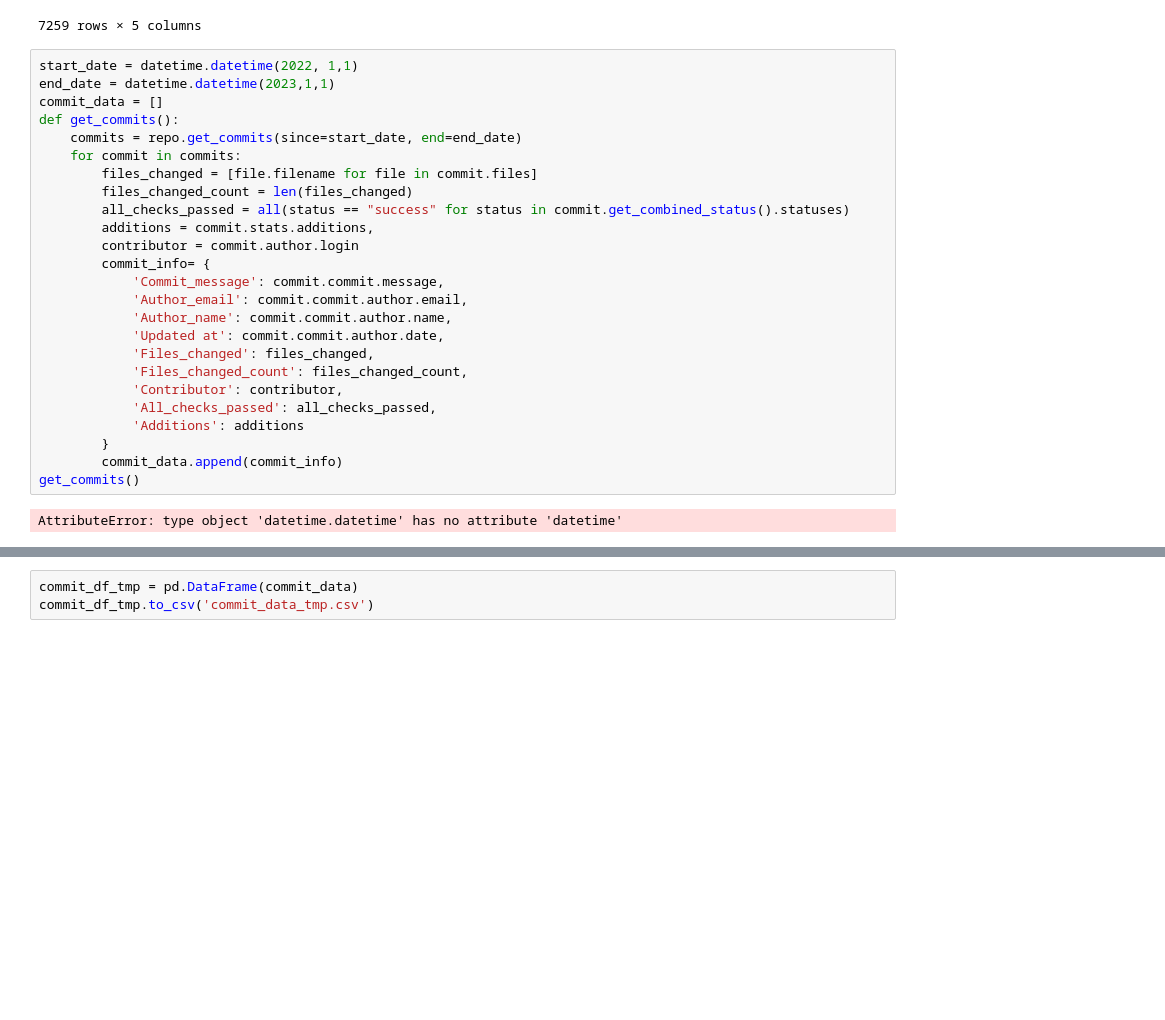
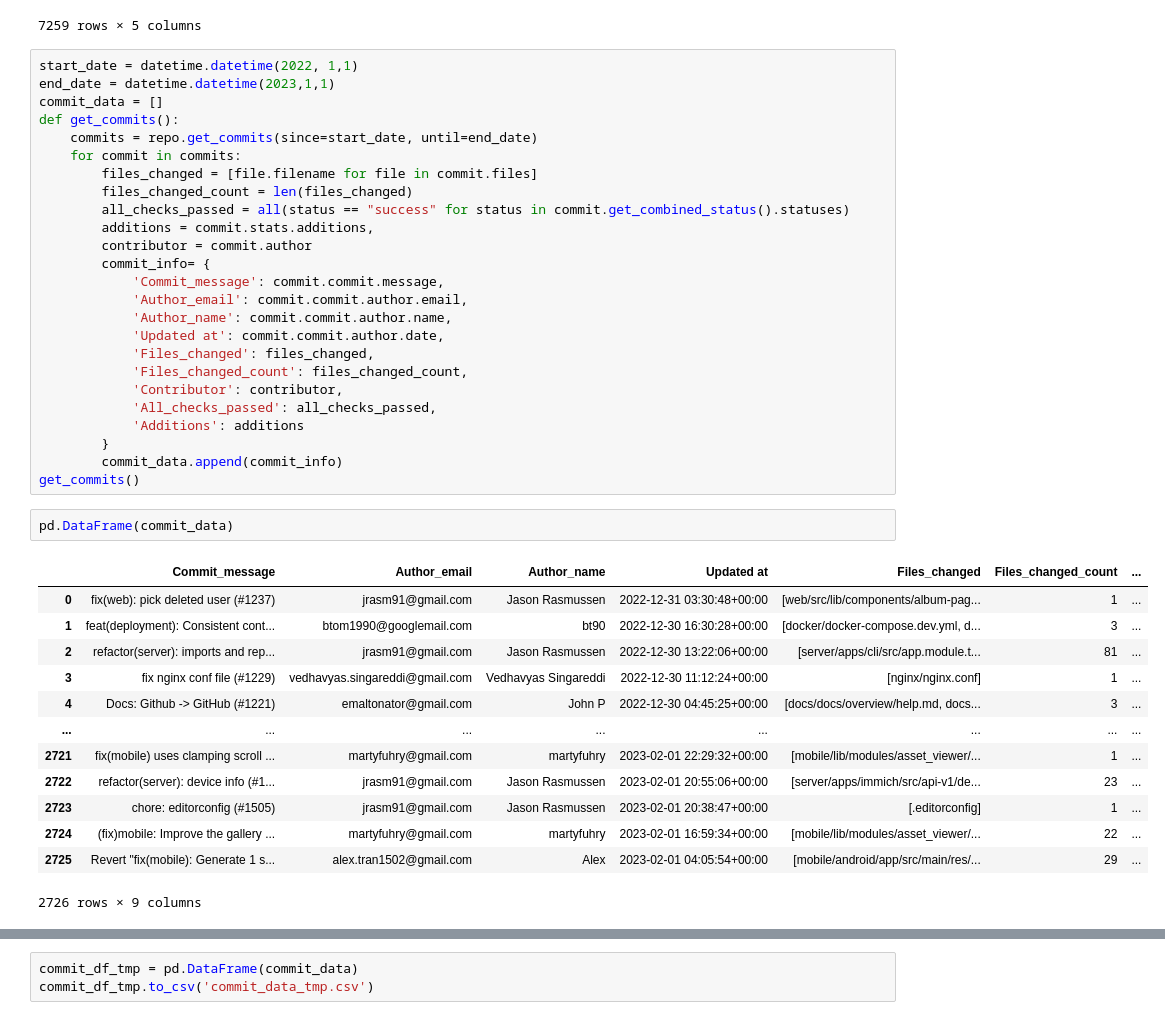
Before and after one commit to bokuwakira1411/PythonDataAnalysis, a Jupyter notebook: test.ipynb, the cells around one changed output, grey strips where cells are left out. Saved outputs shown, nothing was run; the diff lists cells and outputs as text; blank space fills up the shorter version.

```diff
--- a/test.ipynb
+++ b/test.ipynb
@@ -76,13 +75,13 @@ start_date = datetime.datetime(2022, 1,1)
 end_date = datetime.datetime(2023,1,1)
 commit_data = []
 def get_commits():
-    commits = repo.get_commits(since=start_date, end=end_date)
+    commits = repo.get_commits(since=start_date, until=end_date)
     for commit in commits:
         files_changed = [file.filename for file in commit.files]
         files_changed_count = len(files_changed)
         all_checks_passed = all(status == "success" for status in commit.get_combined_status().statuses)
         additions = commit.stats.additions,
-        contributor = commit.author.login
+        contributor = commit.author
         commit_info= {
             'Commit_message': commit.commit.message,
             'Author_email': commit.commit.author.email,
@@ -96,8 +95,22 @@ def get_commits():
         }
         commit_data.append(commit_info)
 get_commits()
-# %% [output]
-AttributeError: type object 'datetime.datetime' has no attribute 'datetime'
+# %%
+pd.DataFrame(commit_data)
+# %% [output]
+|  | Commit_message | Author_email | Author_name | Updated at | Files_changed | Files_changed_count | ... |
+| 0 | fix(web): pick deleted user (#1237) | jrasm91@gmail.com | Jason Rasmussen | 2022-12-31 03:30:48+00:00 | [web/src/lib/components/album-pag... | 1 | ... |
+| 1 | feat(deployment): Consistent cont... | btom1990@googlemail.com | bt90 | 2022-12-30 16:30:28+00:00 | [docker/docker-compose.dev.yml, d... | 3 | ... |
+| 2 | refactor(server): imports and rep... | jrasm91@gmail.com | Jason Rasmussen | 2022-12-30 13:22:06+00:00 | [server/apps/cli/src/app.module.t... | 81 | ... |
+| 3 | fix nginx conf file (#1229) | vedhavyas.singareddi@gmail.com | Vedhavyas Singareddi | 2022-12-30 11:12:24+00:00 | [nginx/nginx.conf] | 1 | ... |
+| 4 | Docs: Github -> GitHub (#1221) | emaltonator@gmail.com | John P | 2022-12-30 04:45:25+00:00 | [docs/docs/overview/help.md, docs... | 3 | ... |
+| ... | ... | ... | ... | ... | ... | ... | ... |
+| 2721 | fix(mobile) uses clamping scroll ... | martyfuhry@gmail.com | martyfuhry | 2023-02-01 22:29:32+00:00 | [mobile/lib/modules/asset_viewer/... | 1 | ... |
+| 2722 | refactor(server): device info (#1... | jrasm91@gmail.com | Jason Rasmussen | 2023-02-01 20:55:06+00:00 | [server/apps/immich/src/api-v1/de... | 23 | ... |
+| 2723 | chore: editorconfig (#1505) | jrasm91@gmail.com | Jason Rasmussen | 2023-02-01 20:38:47+00:00 | [.editorconfig] | 1 | ... |
+| 2724 | (fix)mobile: Improve the gallery ... | martyfuhry@gmail.com | martyfuhry | 2023-02-01 16:59:34+00:00 | [mobile/lib/modules/asset_viewer/... | 22 | ... |
+| 2725 | Revert "fix(mobile): Generate 1 s... | alex.tran1502@gmail.com | Alex | 2023-02-01 04:05:54+00:00 | [mobile/android/app/src/main/res/... | 29 | ... |
+2726 rows × 9 columns
 # %%
 start_date = datetime.datetime(2023, 2,1)
 end_date = datetime.datetime(2024, 1, 1)
```
Also changed, not shown: parts of 4 cells of this notebook, 1 other file.
